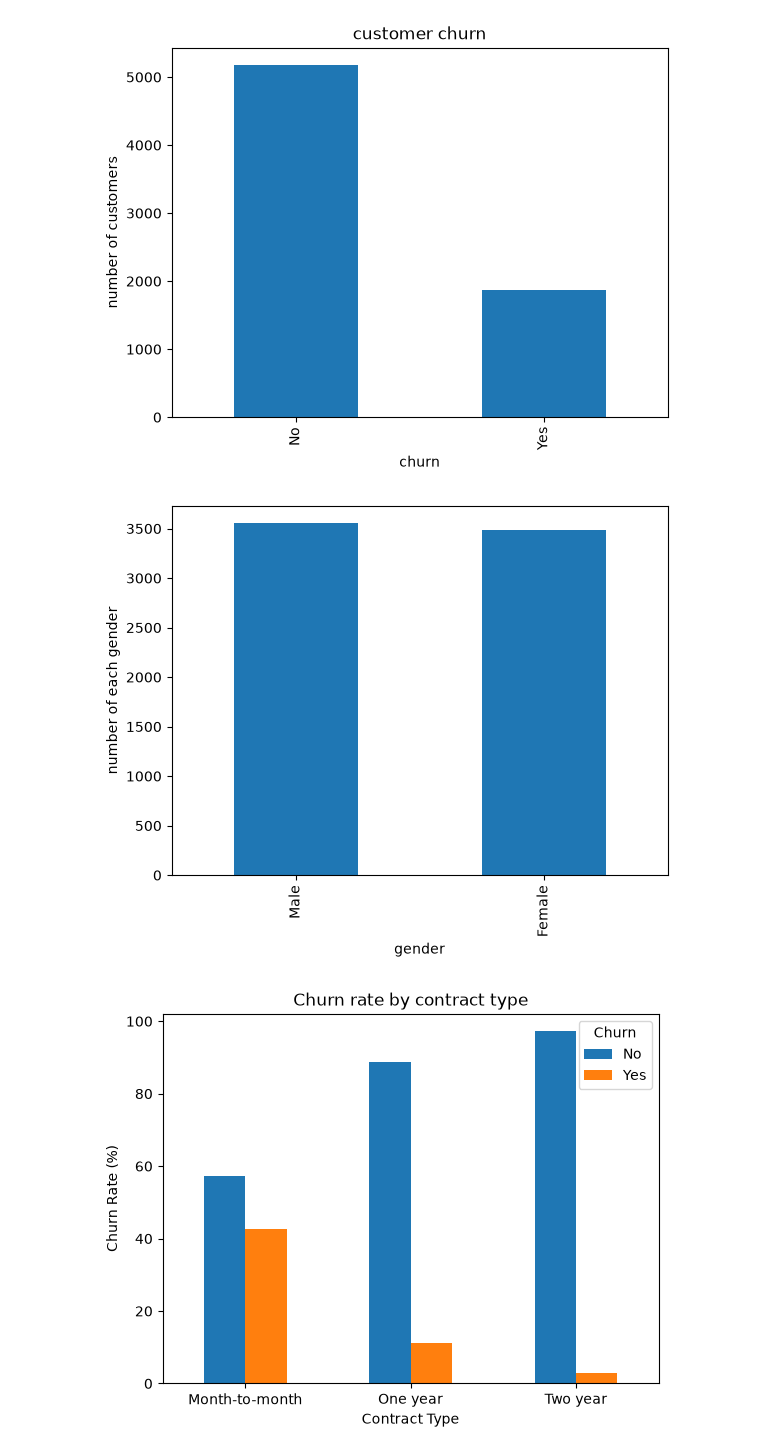
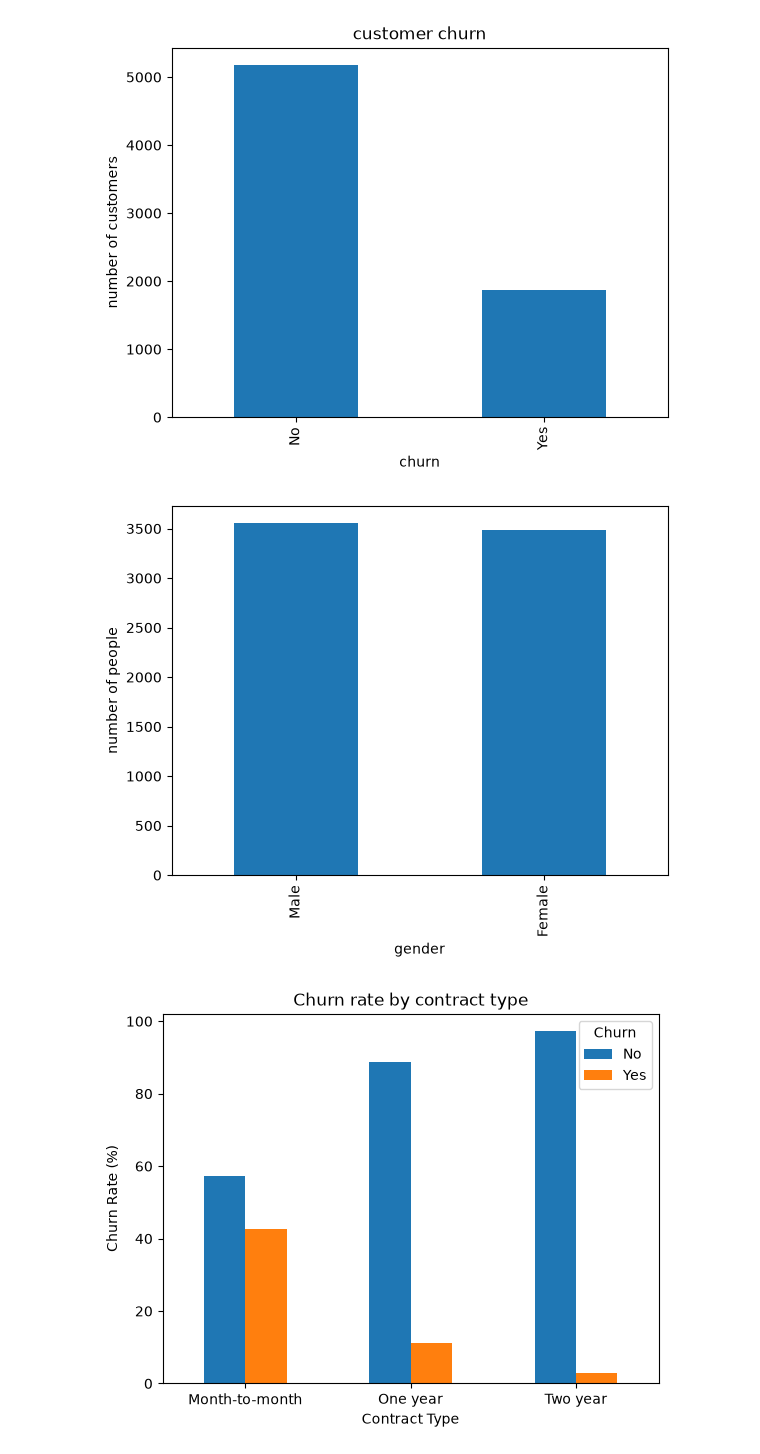
Before and after one commit to mehrsaref/customer-churn-prediction, a Jupyter notebook: notebooks/01_data_exploration.ipynb, the cells around one changed output. Drawn from its saved outputs; the diff is of its cells as text; code cells hidden in the pictures.

```diff
--- a/notebooks/01_data_exploration.ipynb
+++ b/notebooks/01_data_exploration.ipynb
@@ -127,11 +142,11 @@ plt.show()
 [figure]
 # %%
 df['gender'].value_counts().plot(kind='bar')
-plt.ylabel('number of each gender')
+plt.ylabel('number of people')
 
 plt.show()
 # %% [output]
-[figure, old version]
+[figure, new version]
 # %%
 contract_churn = pd.crosstab(df['Contract'], df['Churn'], normalize='index') * 100
 contract_churn.plot(kind='bar')
```
Also changed, not shown: parts of 5 cells of this notebook, 2 other files.
